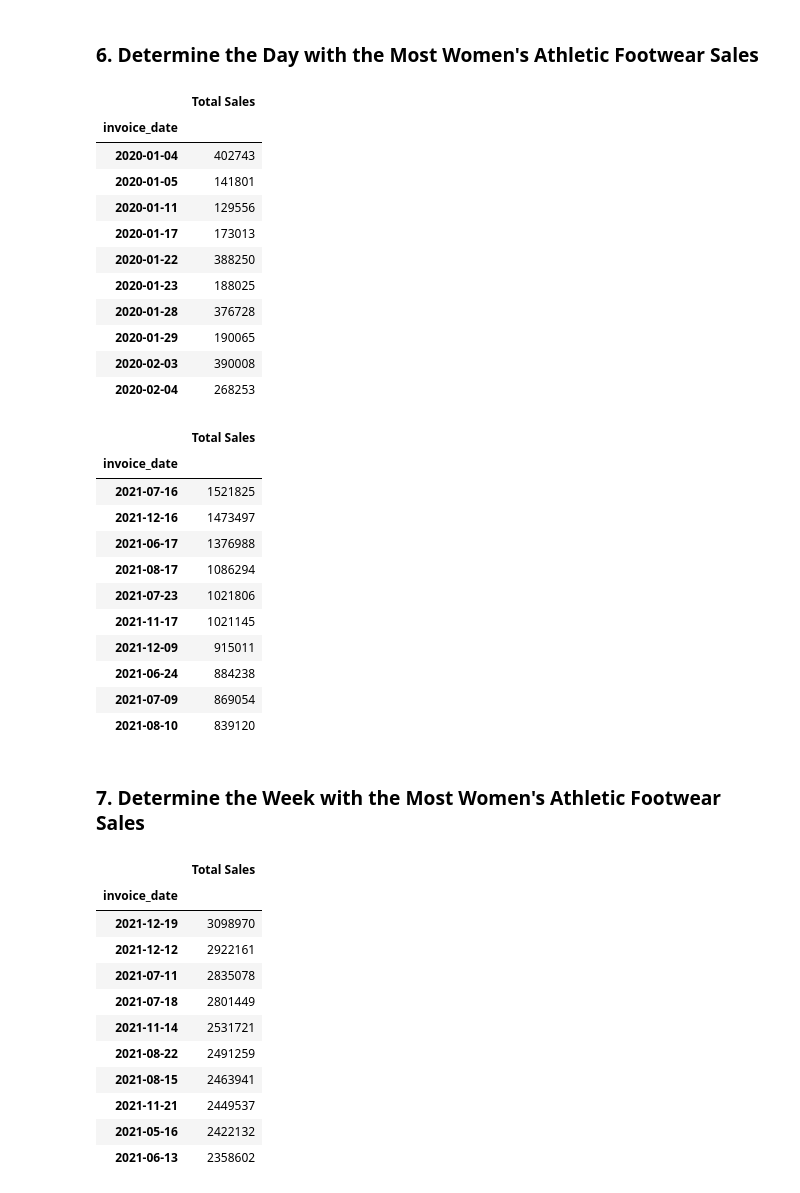
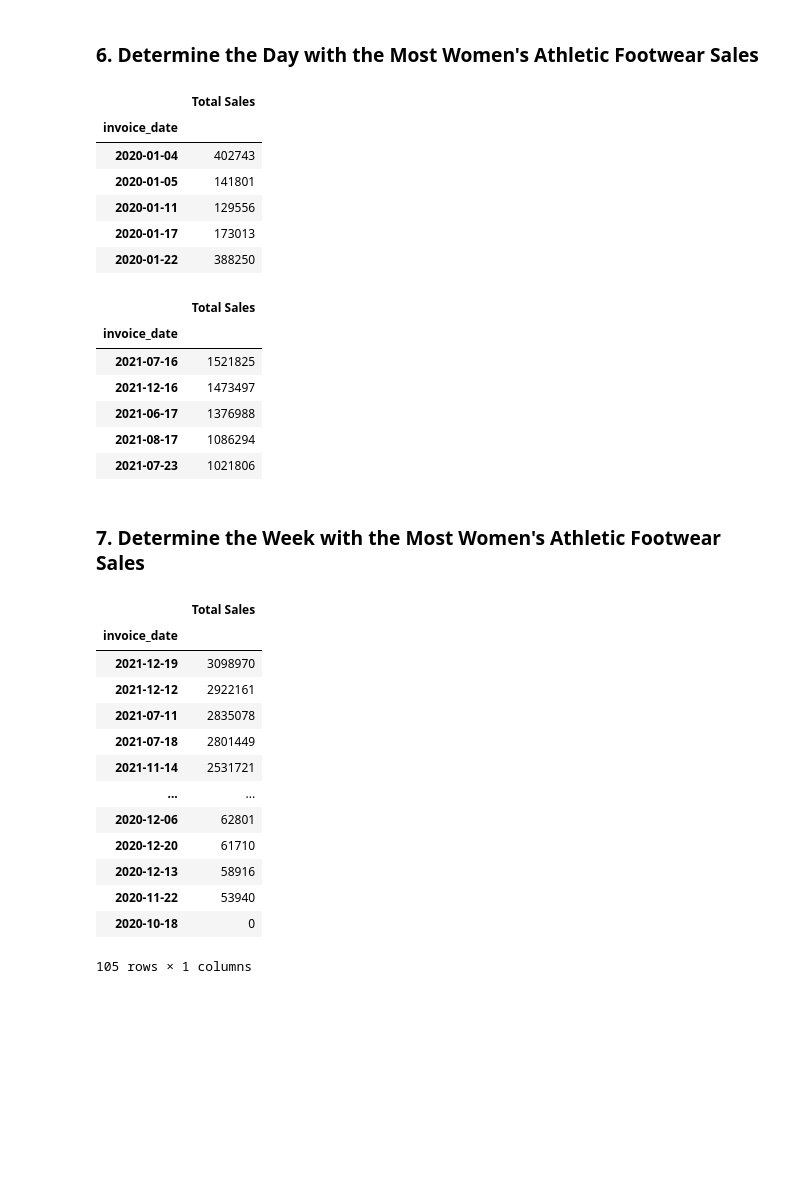
Before and after one commit to mr-cworld/athletic_sales_analysis, a Jupyter notebook: athletic_sales_analysis.ipynb, the cells around one changed output. Drawn from its saved outputs; the diff is of its cells as text; code cells hidden in the pictures; blank space fills up the shorter version.

```diff
--- a/athletic_sales_analysis.ipynb
+++ b/athletic_sales_analysis.ipynb
@@ -451,12 +458,19 @@ womens_groupby_df.head(5)
 ### 6. Determine the Day with the Most Women's Athletic Footwear Sales
 # %%
 # Create a pivot table with the 'invoice_date' column is the index, and the "total_sales" as the values.
-
+invoice_date_pt = pd.pivot_table(
+    women_athletic_footwear_df,
+    values='total_sales',
+    index='invoice_date',
+    aggfunc='sum'
+)
 
 # Optional: Rename the "total_sales" column to "Total Sales"
+invoice_date_pt.rename(columns={'total_sales':'Total Sales'}, inplace=True)
 
 
 # Show the table.
+invoice_date_pt.head(5)
 # %% [output]
 |  | Total Sales |
 | invoice_date |  |
@@ -465,16 +479,15 @@ womens_groupby_df.head(5)
 | 2020-01-11 | 129556 |
 | 2020-01-17 | 173013 |
 | 2020-01-22 | 388250 |
-| 2020-01-23 | 188025 |
-| 2020-01-28 | 376728 |
-| 2020-01-29 | 190065 |
-| 2020-02-03 | 390008 |
-| 2020-02-04 | 268253 |
 # %%
 # Resample the pivot table into daily bins, and get the total sales for each day.
+daily_sales = invoice_date_pt.resample('D').sum()
 
+daily_sales.sort_values(by="Total Sales", ascending=False, inplace=True)
 
 # Sort the resampled pivot table in descending order on "Total Sales".
+
+daily_sales.head(5)
 # %% [output]
 |  | Total Sales |
 | invoice_date |  |
@@ -483,28 +496,27 @@ womens_groupby_df.head(5)
 | 2021-06-17 | 1376988 |
 | 2021-08-17 | 1086294 |
 | 2021-07-23 | 1021806 |
-| 2021-11-17 | 1021145 |
-| 2021-12-09 | 915011 |
-| 2021-06-24 | 884238 |
-| 2021-07-09 | 869054 |
-| 2021-08-10 | 839120 |
 # %% [markdown]
 ### 7.  Determine the Week with the Most Women's Athletic Footwear Sales
 # %%
 # Resample the pivot table into weekly bins, and get the total sales for each week.
-
+weekly_bins = invoice_date_pt.resample('W').sum()
+weekly_bins_sorted = weekly_bins.sort_values(by="Total Sales", ascending=False)
 
 # Sort the resampled pivot table in descending order on "Total Sales".
+weekly_bins_sorted
 # %% [output]
 |  | Total Sales |
 | invoice_date |  |
 | 2021-12-19 | 3098970 |
 | 2021-12-12 | 2922161 |
 | 2021-07-11 | 2835078 |
 | 2021-07-18 | 2801449 |
 | 2021-11-14 | 2531721 |
-| 2021-08-22 | 2491259 |
-| 2021-08-15 | 2463941 |
-| 2021-11-21 | 2449537 |
-| 2021-05-16 | 2422132 |
-| 2021-06-13 | 2358602 |
+| ... | ... |
+| 2020-12-06 | 62801 |
+| 2020-12-20 | 61710 |
+| 2020-12-13 | 58916 |
+| 2020-11-22 | 53940 |
+| 2020-10-18 | 0 |
+105 rows × 1 columns
```
Also changed, not shown: parts of 1 cell of this notebook.
